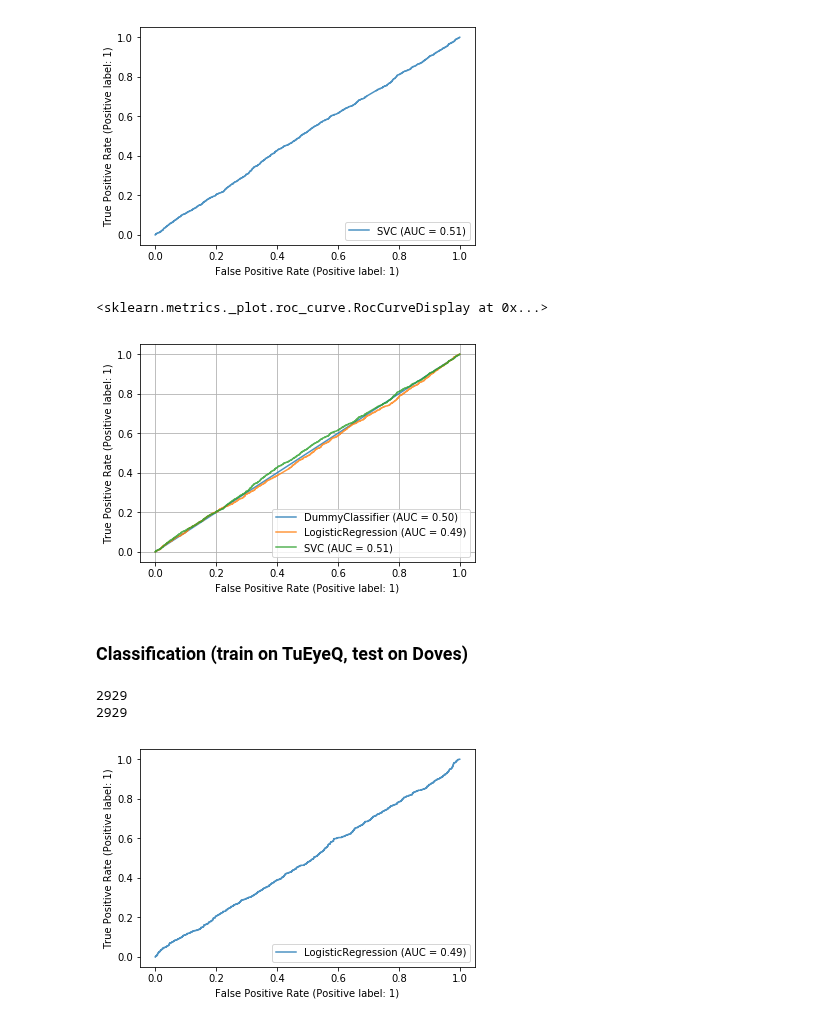
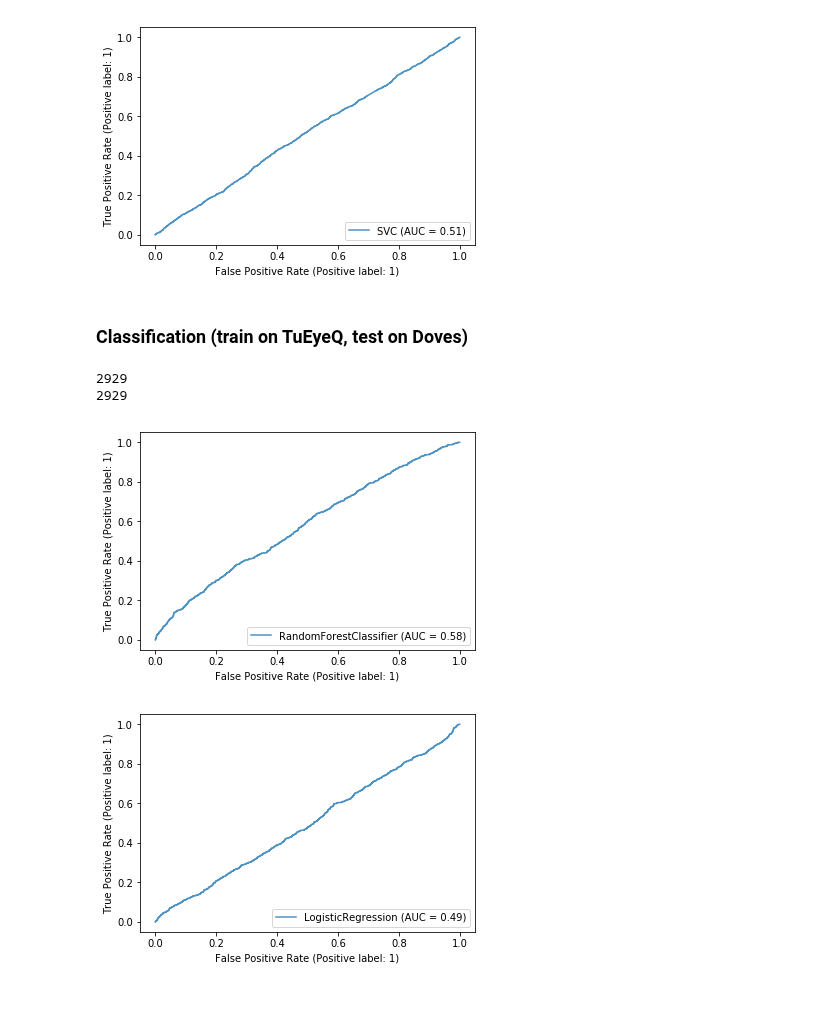
Before and after one commit to kroglkt/CogSci3, a Jupyter notebook: Combined Datasets.ipynb, the cells around one changed output. Drawn from its saved outputs; the diff is of its cells as text; code cells hidden in the pictures.

```diff
--- a/Combined Datasets.ipynb
+++ b/Combined Datasets.ipynb
@@ -150,12 +166,12 @@ d_f1_score = f1_score(test_y, pred_values)
 d_recall_score = recall_score(test_y, pred_values)
 d_precision_score = precision_score(test_y, pred_values)
 
-plt.grid()
-ax = plt.gca()
-d_disp = plot_roc_curve(model, test_X, test_y, ax=ax, alpha=0.8)
+#plt.grid()
+#ax = plt.gca()
+#d_disp = plot_roc_curve(model, test_X, test_y, ax=ax, alpha=0.8)
 #rfc_disp.plot(ax=ax, alpha=0.8)
-lr_disp.plot(ax=ax, alpha=0.8)
-svm_disp.plot(ax=ax, alpha=0.8)
+#lr_disp.plot(ax=ax, alpha=0.8)
+#svm_disp.plot(ax=ax, alpha=0.8)
 
 #print(f"""
 #RF classifier results:
@@ -182,42 +198,40 @@ svm_disp.plot(ax=ax, alpha=0.8)
 #Recall = {d_recall_score}
 #Precision = {d_precision_score}
 #""")
-# %% [output]
-<sklearn.metrics._plot.roc_curve.RocCurveDisplay at 0x...>
-[figure, removed]
 # %% [markdown]
 ### Classification (train on TuEyeQ, test on Doves)
 # %%
 # RFC
 
 test_X = Doves_X
 test_y = Doves_y
 train_X = TuEyeQ_X
 train_y = TuEyeQ_y
 
 print(len(test_y))
 print(len(test_X))
 
 model = RandomForestClassifier(
     n_estimators=1000, criterion='entropy', min_samples_split=5,
     min_samples_leaf=1, random_state=42, max_features='sqrt'
 )
 
 model.fit(train_X, train_y)
-pred_values = model.predict_proba(test_X)
+pred_values = model.predict(test_X)
 multi_tueye_pred = pred_values
 multi_tueye_truey = np.copy(test_y)
 
-#rfc_acc_score = accuracy_score(test_y, pred_values)
-#rfc_f1_score = f1_score(test_y, pred_values)
-#rfc_recall_score = recall_score(test_y, pred_values)
-#rfc_precision_score = precision_score(test_y, pred_values)
+rfc_acc_score = accuracy_score(test_y, pred_values)
+rfc_f1_score = f1_score(test_y, pred_values)
+rfc_recall_score = recall_score(test_y, pred_values)
+rfc_precision_score = precision_score(test_y, pred_values)
 
-#ax = plt.gca()
-#rfc_disp = plot_roc_curve(model, test_X, test_y, ax=ax, alpha=0.8)
+ax = plt.gca()
+rfc_disp = plot_roc_curve(model, test_X, test_y, ax=ax, alpha=0.8)
 # %% [output]
 2929
 2929
+[figure, added]
 # %%
 # LR
 
```
Also changed, not shown: parts of 9 cells of this notebook, 4 other files.
